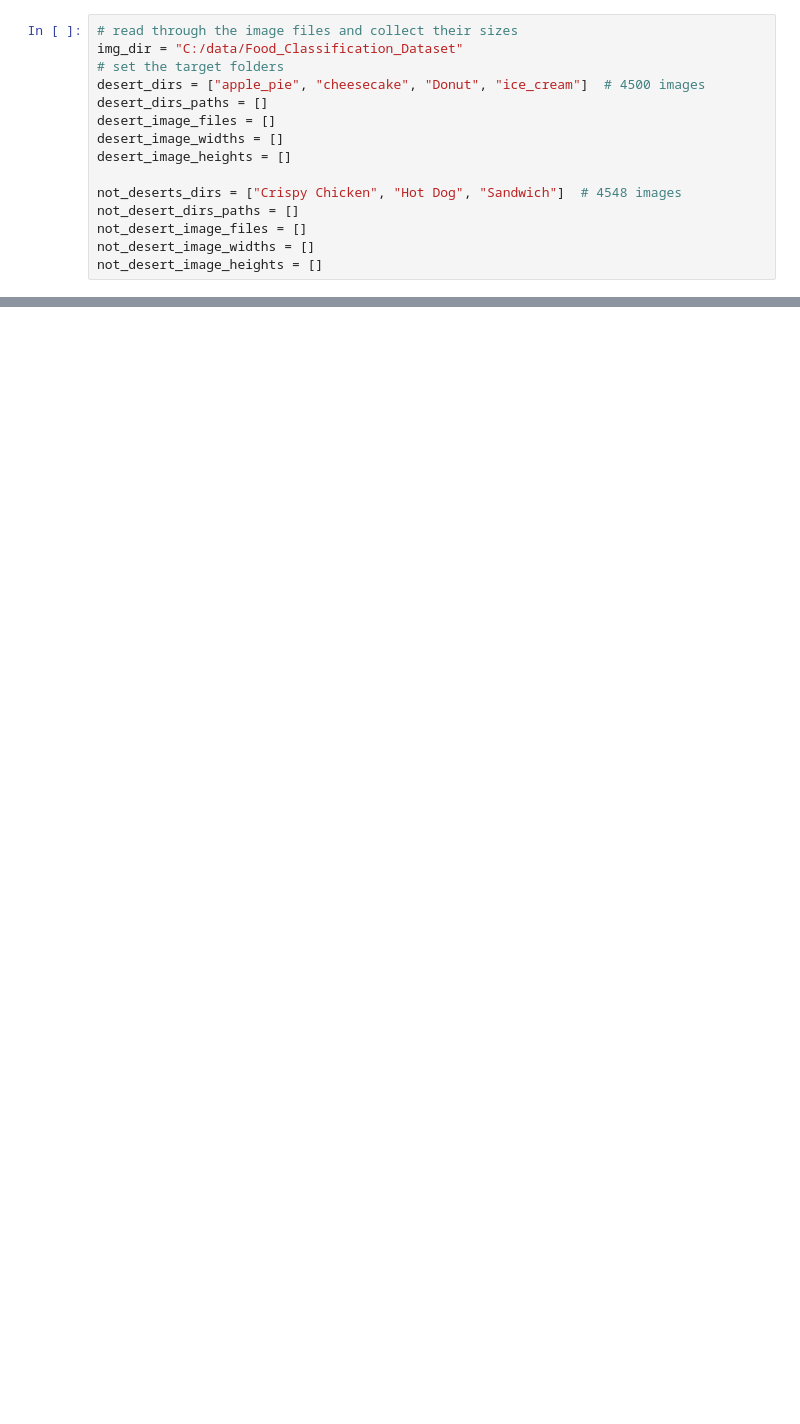
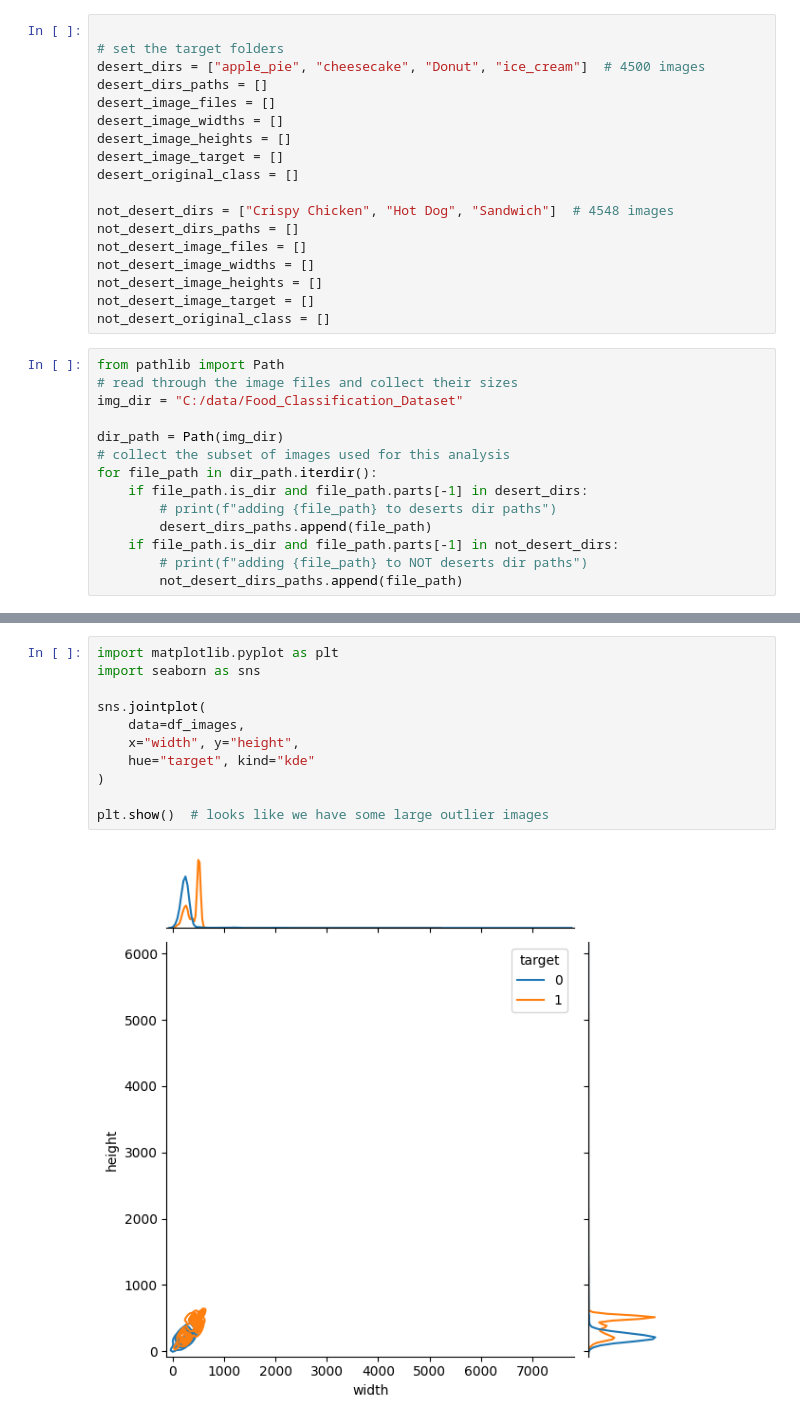
Before and after one commit to MichaelSzczepaniak/MLAIProjects, a Jupyter notebook: ExplainableML/FoodImageClassifier.ipynb, the cells around one changed output, grey strips where cells are left out. Saved outputs shown, nothing was run; the diff lists cells and outputs as text; blank space fills up the shorter version.

Commit message:
add eda on image sizes and select resize dims

```diff
--- a/ExplainableML/FoodImageClassifier.ipynb
+++ b/ExplainableML/FoodImageClassifier.ipynb
@@ -34,16 +38,33 @@ One reasonable appoach would be to select the mean image size. We'll need to ite
 # %%
-# read through the image files and collect their sizes
-img_dir = "C:/data/Food_Classification_Dataset"
+
 # set the target folders
 desert_dirs = ["apple_pie", "cheesecake", "Donut", "ice_cream"]  # 4500 images
 desert_dirs_paths = []
 desert_image_files = []
 desert_image_widths = []
 desert_image_heights = []
+desert_image_target = []
+desert_original_class = []
 
-not_deserts_dirs = ["Crispy Chicken", "Hot Dog", "Sandwich"]  # 4548 images
+not_desert_dirs = ["Crispy Chicken", "Hot Dog", "Sandwich"]  # 4548 images
 not_desert_dirs_paths = []
 not_desert_image_files = []
 not_desert_image_widths = []
 not_desert_image_heights = []
+not_desert_image_target = []
+not_desert_original_class = []
+# %%
+from pathlib import Path
+# read through the image files and collect their sizes
+img_dir = "C:/data/Food_Classification_Dataset"
+
+dir_path = Path(img_dir)
+# collect the subset of images used for this analysis
+for file_path in dir_path.iterdir():
+    if file_path.is_dir and file_path.parts[-1] in desert_dirs:
+        # print(f"adding {file_path} to deserts dir paths")
+        desert_dirs_paths.append(file_path)
+    if file_path.is_dir and file_path.parts[-1] in not_desert_dirs:
+        # print(f"adding {file_path} to NOT deserts dir paths")
+        not_desert_dirs_paths.append(file_path)
 # %%
@@ -68,0 +132,13 @@ adding C:\data\Food_Classification_Dataset\Sandwich to NOT deserts dir paths
+# %%
+import matplotlib.pyplot as plt
+import seaborn as sns
+
+sns.jointplot(
+    data=df_images,
+    x="width", y="height",
+    hue="target", kind="kde"
+)
+
+plt.show()  # looks like we have some large outlier images
+# %% [output]
+[figure, added]
```
Also changed, not shown: parts of 8 cells of this notebook.
